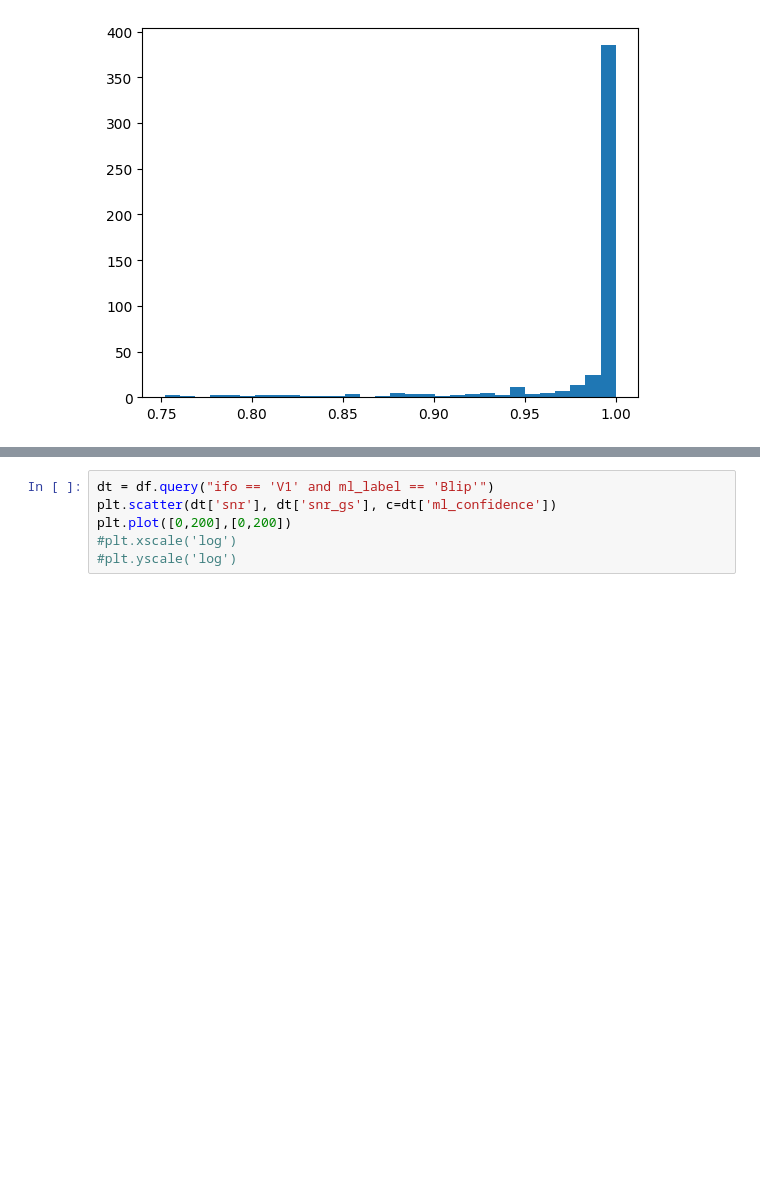
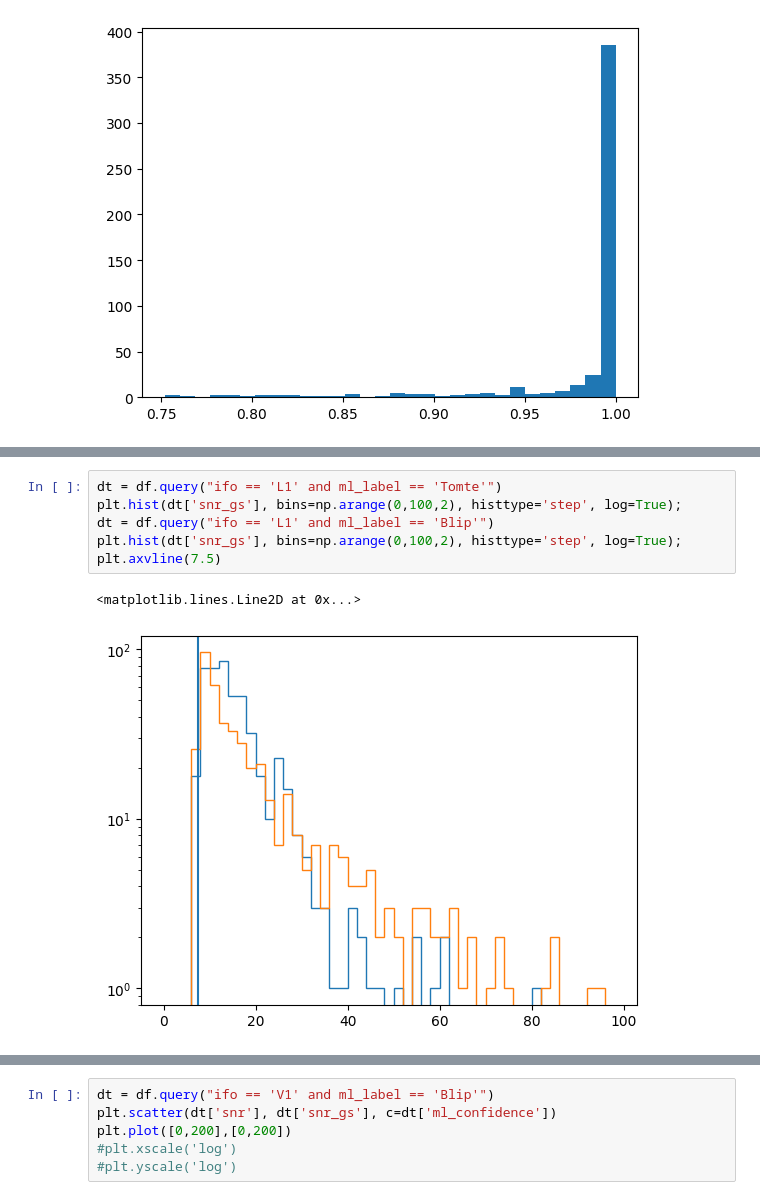
Before and after one commit to andrew-lundgren/antiglitch, a Jupyter notebook: plots/plot_joined.ipynb, the cells around one changed output, grey strips where cells are left out. Cells and saved outputs as stored; diff of their text form; blank space fills up the shorter version.

```diff
--- a/plots/plot_joined.ipynb
+++ b/plots/plot_joined.ipynb
@@ -39,0 +53,9 @@ plt.hist(dt['ml_confidence'], bins=30);
+# %%
+dt = df.query("ifo == 'L1' and ml_label == 'Tomte'")
+plt.hist(dt['snr_gs'], bins=np.arange(0,100,2), histtype='step', log=True);
+dt = df.query("ifo == 'L1' and ml_label == 'Blip'")
+plt.hist(dt['snr_gs'], bins=np.arange(0,100,2), histtype='step', log=True);
+plt.axvline(7.5)
+# %% [output]
+<matplotlib.lines.Line2D at 0x...>
+[figure, added]
```
Also changed, not shown: parts of 18 cells of this notebook, 1 other file.
